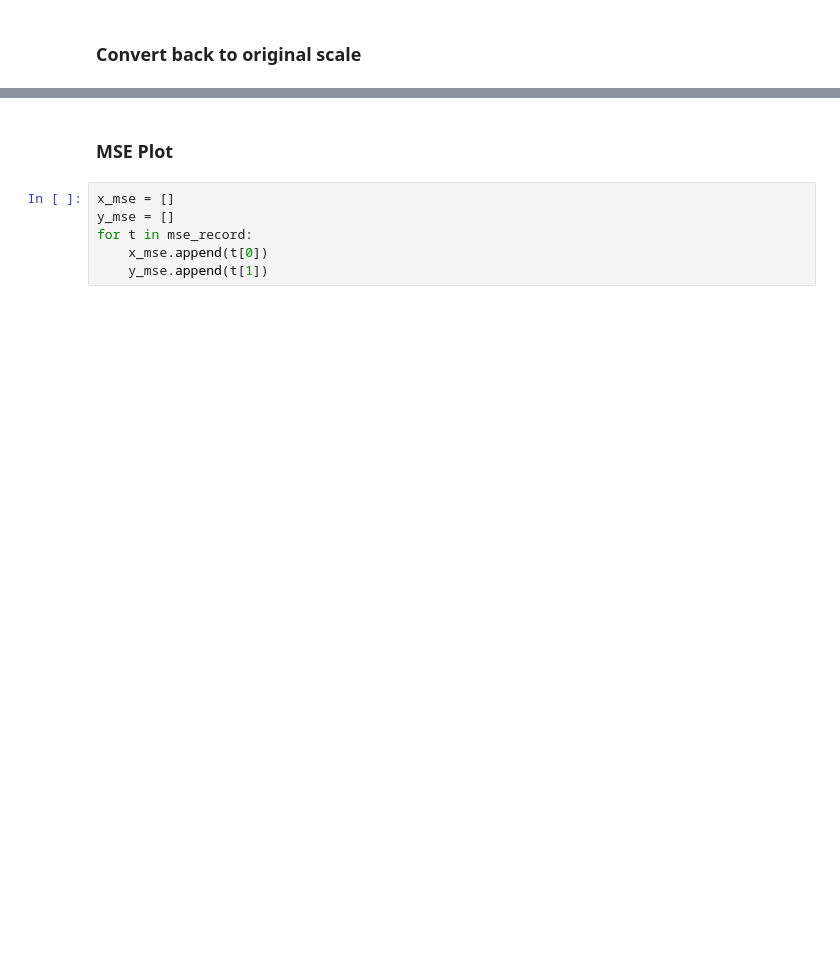
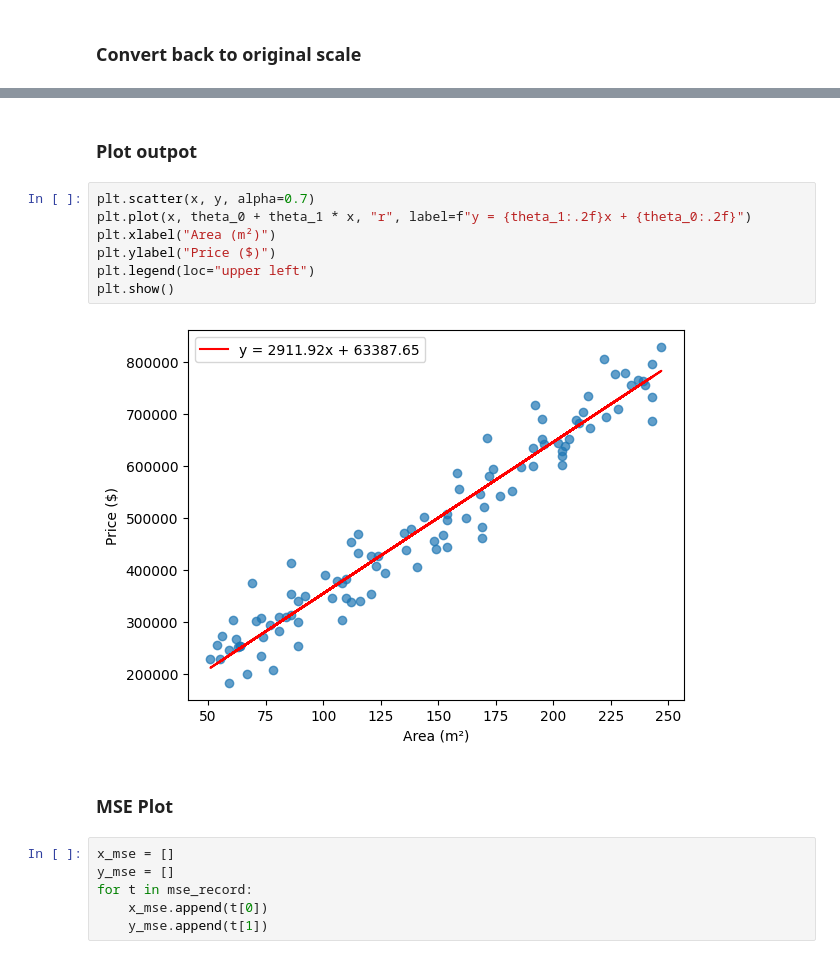
Before and after one commit to Mwdymmd/batch-vs-sgd, a Jupyter notebook: batch.ipynb, the cells around one changed output, grey strips where cells are left out. Drawn from its saved outputs; the diff is of its cells as text; blank space fills up the shorter version.

```diff
--- a/batch.ipynb
+++ b/batch.ipynb
@@ -239,3 +207,14 @@ print (theta_0, theta_1)
+# %% [markdown]
+### Plot outpot
+# %%
+plt.scatter(x, y, alpha=0.7)
+plt.plot(x, theta_0 + theta_1 * x, "r", label=f"y = {theta_1:.2f}x + {theta_0:.2f}")
+plt.xlabel("Area (m²)")
+plt.ylabel("Price ($)")
+plt.legend(loc="upper left")
+plt.show()
+# %% [output]
+[figure, added]
 # %% [markdown]
 ### MSE Plot
 # %%
```
Also changed, not shown: parts of 25 cells of this notebook.
